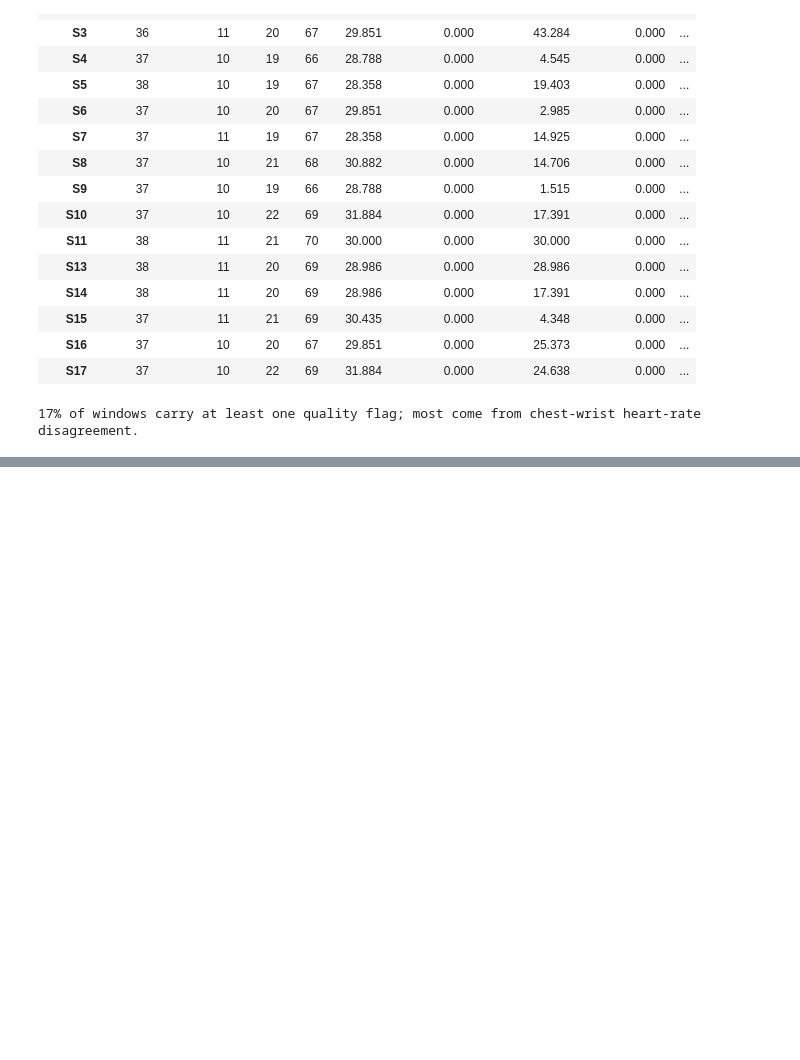
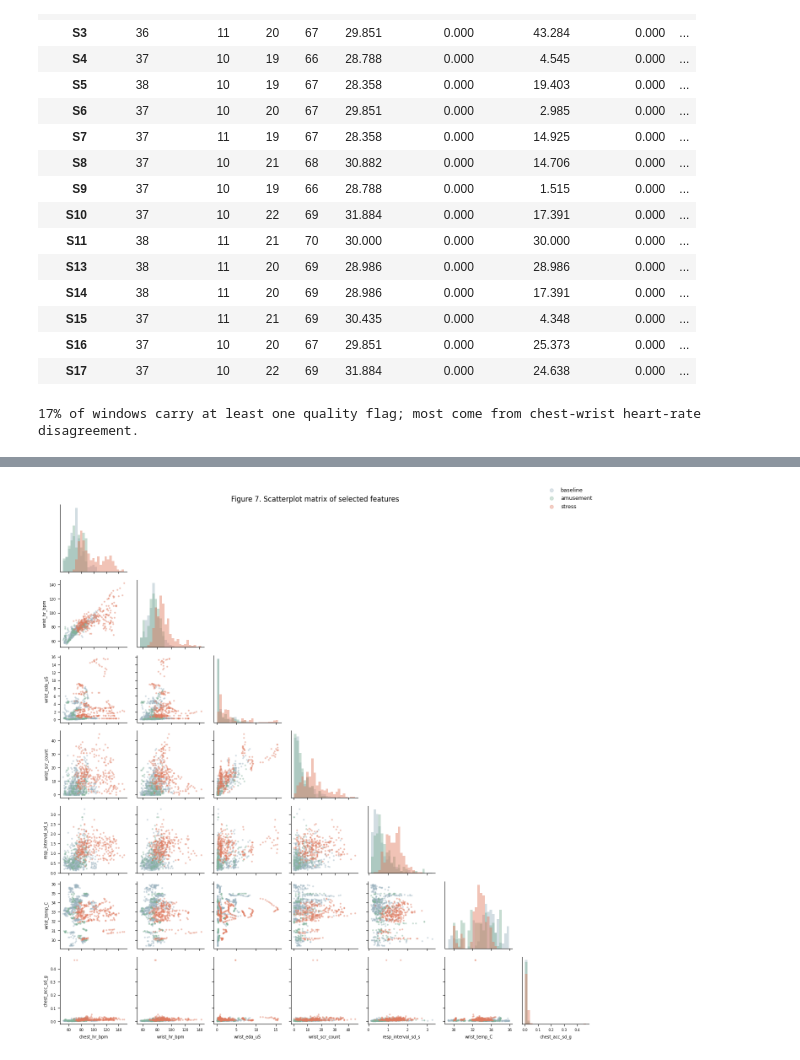
Before and after one commit to JillianMelbourne/WESAD-Stress-Detection, a Jupyter notebook: WESAD_stress_pipeline.ipynb, the cells around one changed output, grey strips where cells are left out. Cells and saved outputs as stored; diff of their text form; code cells hidden in the pictures; blank space fills up the shorter version.

```diff
--- a/WESAD_stress_pipeline.ipynb
+++ b/WESAD_stress_pipeline.ipynb
@@ -528,0 +492,9 @@ plt.show()
+# %%
+SCATTER_FEATURES = [f for f in ["chest_hr_bpm", "wrist_hr_bpm", "wrist_eda_uS", "wrist_scr_count",
+                                "resp_interval_sd_s", "wrist_temp_C", "chest_acc_sd_g"] if f in FEATURES]
+if "condition" in feats.columns and len(SCATTER_FEATURES) >= 2:
+    fig = plots.scatter_matrix(feats, SCATTER_FEATURES, "Figure 7. Scatterplot matrix of selected features")
+    plots.save_fig(fig, "fig7_scatter_matrix", cfg)
+    plt.show()
+# %% [output]
+[figure, added]
```
Also changed, not shown: parts of 87 cells of this notebook, 40 other files.
